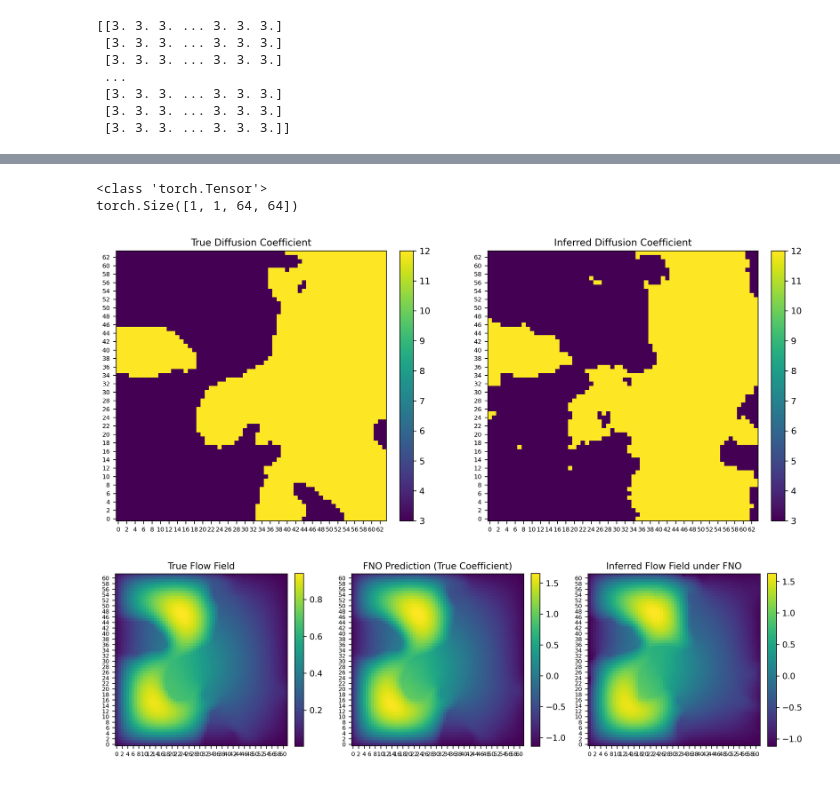
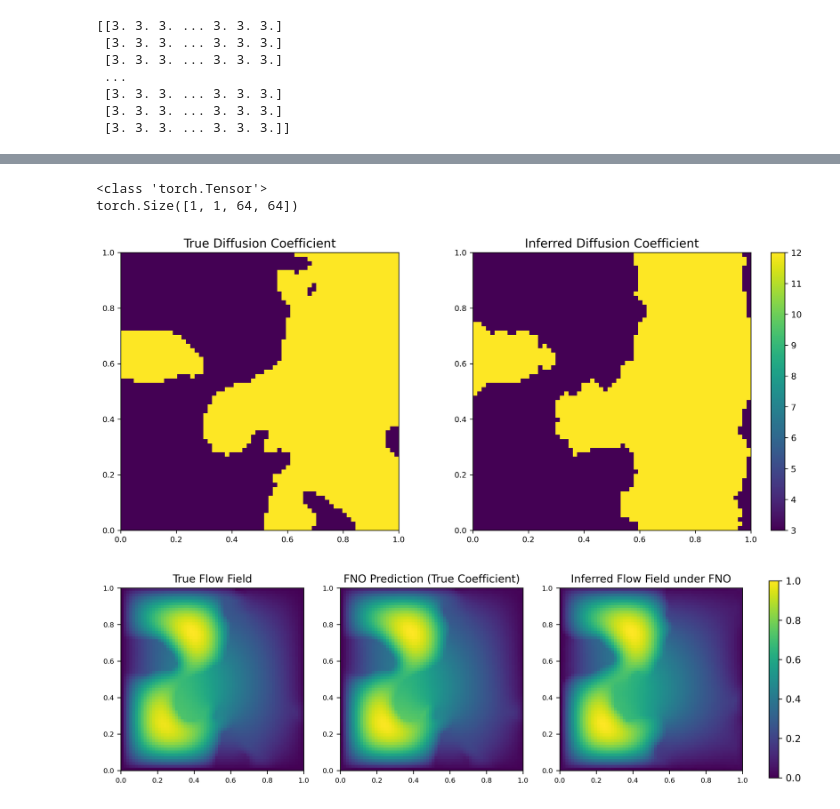
Before and after one commit to gzein/fno-bayesian-inverse-problems, a Jupyter notebook: FNO_clean.ipynb, the cells around one changed output, grey strips where cells are left out. Drawn from its saved outputs; the diff is of its cells as text; code cells hidden in the pictures.

Commit message:
Complete single sample study code and figures

```diff
--- a/FNO_clean.ipynb
+++ b/FNO_clean.ipynb
@@ -455,7 +388,7 @@ sigma = true_observations.std().item()
 # Instantiate MCMC
 accepted = 0  # counter for accepted proposals
 u_0 = sample_GP_operator()  # Initial proposal
-theta_0 = T_push(u_0, tau=MCMC_tau)  # threshold to get binary field
+theta_0 = T_push(u_0, tau=-1)  # threshold to get binary field
 theta_0_tensor = torch.tensor(theta_0, dtype=torch.float32).unsqueeze(0).unsqueeze(0)
 theta_evolution = [theta_0]  # to store the evolution of theta
 loss_evolution = []
@@ -533,13 +466,3 @@ print(best_theta)
  [3. 3. 3. ... 3. 3. 3.]
  [3. 3. 3. ... 3. 3. 3.]
  [3. 3. 3. ... 3. 3. 3.]]
-# %%
-fig1, axs1 = plt.subplots(1, 2, figsize=(12, 5), dpi=300)
-im = axs1[0].imshow(best_theta, cmap='viridis', interpolation='nearest', origin='lower')
-axs1[0].set_title("lol", fontsize=11, loc='center', pad=6)
-axs1[0].set_xticks(range(0, best_theta.shape[0], 2))
-axs1[0].set_yticks(range(0, best_theta.shape[1], 2))
-axs1[0].tick_params(labelsize=7)
-plt.colorbar(im, ax=axs1[0], fraction=0.046, pad=0.04)
-plt.tight_layout()
-plt.show()
@@ -681,7 +575,7 @@ with torch.no_grad():
     forwards = model(true_field[0,0].unsqueeze(0).unsqueeze(0).to(device))
 
 # Compute predicted solution
-average_predicted_field = T_push(torch.from_numpy(np.mean(theta_evolution[-1000:], axis=0)), tau=-1, boundary=7.5).unsqueeze(0).unsqueeze(0)
+average_predicted_field = T_push(torch.from_numpy(np.mean(theta_evolution[-20000::1000], axis=0)), tau=-1, boundary=7.5).unsqueeze(0).unsqueeze(0)
 print(type(theta_0_tensor))
 print(average_predicted_field.shape)
 with torch.no_grad():
@@ -695,64 +589,57 @@ fno_prediction = forwards.cpu().numpy()[0, 0]
 # ----------------------
 # First figure (top row)
 # ----------------------
-fig1, axs1 = plt.subplots(1, 2, figsize=(12, 5), dpi=300)
-
+fig1, axs1 = plt.subplots(1, 2, figsize=(12, 5), dpi=300, constrained_layout=True)
 fields1 = [
     true_field.cpu().numpy()[0, 0],
     average_predicted_field,
 ]
-
 titles1 = [
     "True Diffusion Coefficient",
     "Inferred Diffusion Coefficient",
 ]
+for ax, field, title in zip(axs1, fields1, titles1):
+    im = ax.imshow(field, extent=[0, 1, 0, 1], origin='lower')
+    ax.set_title(title, fontsize=14, loc='center', pad=6)
+    ax.tick_params(labelsize=9)
 
-for ax, field, title in zip(axs1, fields1, titles1):
-    im = ax.imshow(field, cmap='viridis', interpolation='nearest', origin='lower')
-    ax.set_title(title, fontsize=11, loc='center', pad=6)
-    ax.set_xticks(range(0, field.shape[0], 2))
-    ax.set_yticks(range(0, field.shape[1], 2))
-    ax.tick_params(labelsize=7)
-    plt.colorbar(im, ax=ax, fraction=0.046, pad=0.04)
-
-plt.tight_layout()
-plt.savefig('true_vs_inferred_coefficients.png', bbox_inches='tight', dpi=300)
-
+fig1.colorbar(im, ax=axs1, fraction=0.03, pad=0.02, shrink=1.0, aspect=20)
+# plt.savefig('figures_for_report/single_true_vs_inferred_coefficients.png', bbox_inches='tight', dpi=300)
+plt.show()
 
 # ----------------------
 # Second figure (bottom row)
 # ----------------------
 fig2, axs2 = plt.subplots(1, 3, figsize=(12, 4), dpi=300)
 
 fields2 = [
     true_observations.cpu().numpy()[0, 0],
     fno_prediction,
     predicted_solution,
 ]
 
 titles2 = [
     "True Flow Field",
     "FNO Prediction (True Coefficient)",
     "Inferred Flow Field under FNO",
 ]
 
+from matplotlib.colors import Normalize
+
 for ax, field, title in zip(axs2, fields2, titles2):
-    im = ax.imshow(field[1:field.shape[0]-1, 1:field.shape[1]-1], cmap='viridis', interpolation='nearest', origin='lower')
+    field_norm = (field - field.min()) / (field.max() - field.min())
+    im = ax.imshow(field_norm, extent=[0, 1, 0, 1], origin='lower', vmin=0, vmax=1)
     ax.set_title(title, fontsize=11, loc='center', pad=6)
-    ax.set_xticks(range(0, field.shape[0]-2, 2))
-    ax.set_yticks(range(0, field.shape[1]-2, 2))
     ax.tick_params(labelsize=7)
-    plt.colorbar(im, ax=ax, fraction=0.046, pad=0.04)
 
-plt.tight_layout()
-plt.savefig('true_vs_inferred_flows.png', bbox_inches='tight', dpi=300)
-
+fig2.colorbar(im, ax=axs2, fraction=0.015, pad=0.04)
+# plt.savefig('figures_for_report/single_true_vs_inferred_flows.png', bbox_inches='tight', dpi=300)
 plt.show()
 # %% [output]
 <class 'torch.Tensor'>
 torch.Size([1, 1, 64, 64])
-[figure, old version]
+[figure, new version]
-[figure, old version]
+[figure, new version]
 # %%
 # FNO error on the true coefficient -- this is your best possible NLL
 theta_true_tensor = torch.tensor(true_field.cpu().numpy()[0, 0], dtype=torch.float32).unsqueeze(0).unsqueeze(0).to(device)
```
Also changed, not shown: parts of 20 cells of this notebook, 16 other files.
